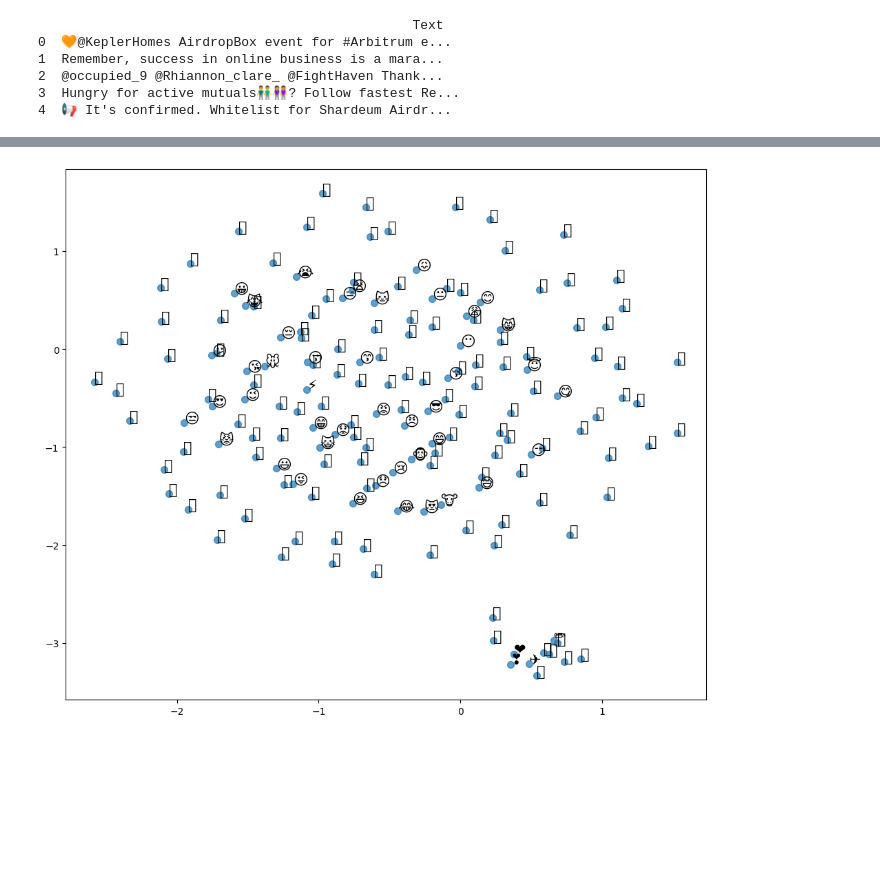
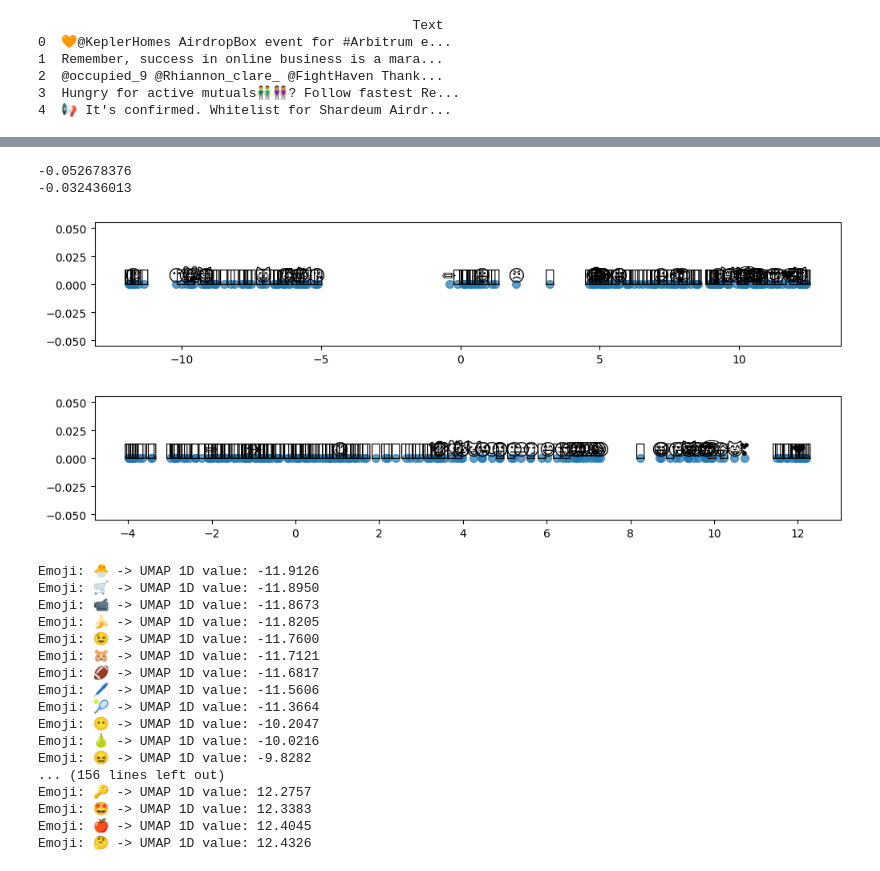
Before and after one commit to noscha/order_emojis_ml, a Jupyter notebook: main.ipynb, the cells around one changed output, grey strips where cells are left out. Cells and saved outputs as stored; diff of their text form; code cells hidden in the pictures; blank space fills up the shorter version.

Commit message:
feat: embed emojis with name as context

```diff
--- a/main.ipynb
+++ b/main.ipynb
@@ -125,19 +113,40 @@ ordered
+# %%
+emoji_embeddings = {e: get_embedding(e) for e in emojis}
+emoji_embeddings_with_context = {e: get_embedding_with_context(emoji_with_name(e)) for e in emojis}
+
+# check for different embeddings
+print((emoji_embeddings["😀"] - emoji_embeddings["🤩"])[0])
+print((emoji_embeddings["😀"] - emoji_embeddings_with_context["😀"])[0])
+# %% [output]
+-0.052678376
+-0.032436013
 # %%
-X = np.stack(list(emoji_embeddings.values()))
-labels = list(emoji_embeddings.keys())
+def umap(emoji_embeddings):
 
-X_embedded = UMAP(n_components=2, random_state=42).fit_transform(X)
+    X = np.stack(list(emoji_embeddings.values()))
+    labels = list(emoji_embeddings.keys())
 
-plt.figure(figsize=(12,10))
-plt.scatter(X_embedded[:,0], X_embedded[:,1], s=50, alpha=0.7)
+    X_embedded = UMAP(n_components=1, random_state=42).fit_transform(X)
 
-for i, label in enumerate(labels):
-    plt.text(
-        X_embedded[i,0],
-        X_embedded[i,1],
-        label,
-        fontsize=15
-    )
-plt.show()
+    plt.figure(figsize=(12, 2))
+    plt.scatter(X_embedded[:, 0], np.zeros_like(X_embedded[:, 0]), s=50, alpha=0.7)
+
+    for i, label in enumerate(labels):
+        plt.text(
+            X_embedded[i, 0],
+            0,
+            label,
+            fontsize=15,
+            ha='center',
+            va='bottom'
+        )
+
+    plt.show()
+
+    return X_embedded, labels
-# %% [output]
-[figure, removed]
+# %%
+X_embedded, labels = umap(emoji_embeddings)
+X_embedded_with_context, labels_with_context = umap(emoji_embeddings_with_context)
+# %% [output]
+[figure, added]
+[figure, added]
@@ -143,0 +165,20 @@ plt.show()
+# %%
+ordering(X_embedded, labels)
+# %% [output]
+Emoji: 🐣 -> UMAP 1D value: -11.9126
+Emoji: 🛒 -> UMAP 1D value: -11.8950
+Emoji: 📹 -> UMAP 1D value: -11.8673
+Emoji: 🍌 -> UMAP 1D value: -11.8205
+Emoji: 😉 -> UMAP 1D value: -11.7600
+Emoji: 🐹 -> UMAP 1D value: -11.7121
+Emoji: 🏈 -> UMAP 1D value: -11.6817
+Emoji: 🖊️ -> UMAP 1D value: -11.5606
+Emoji: 🎾 -> UMAP 1D value: -11.3664
+Emoji: 😶 -> UMAP 1D value: -10.2047
+Emoji: 🍐 -> UMAP 1D value: -10.0216
+Emoji: 😖 -> UMAP 1D value: -9.8282
+... (156 lines left out)
+Emoji: 🔑 -> UMAP 1D value: 12.2757
+Emoji: 🤩 -> UMAP 1D value: 12.3383
+Emoji: 🍎 -> UMAP 1D value: 12.4045
+Emoji: 🤔 -> UMAP 1D value: 12.4326
```
Also changed, not shown: parts of 7 cells of this notebook, 2 other files.
